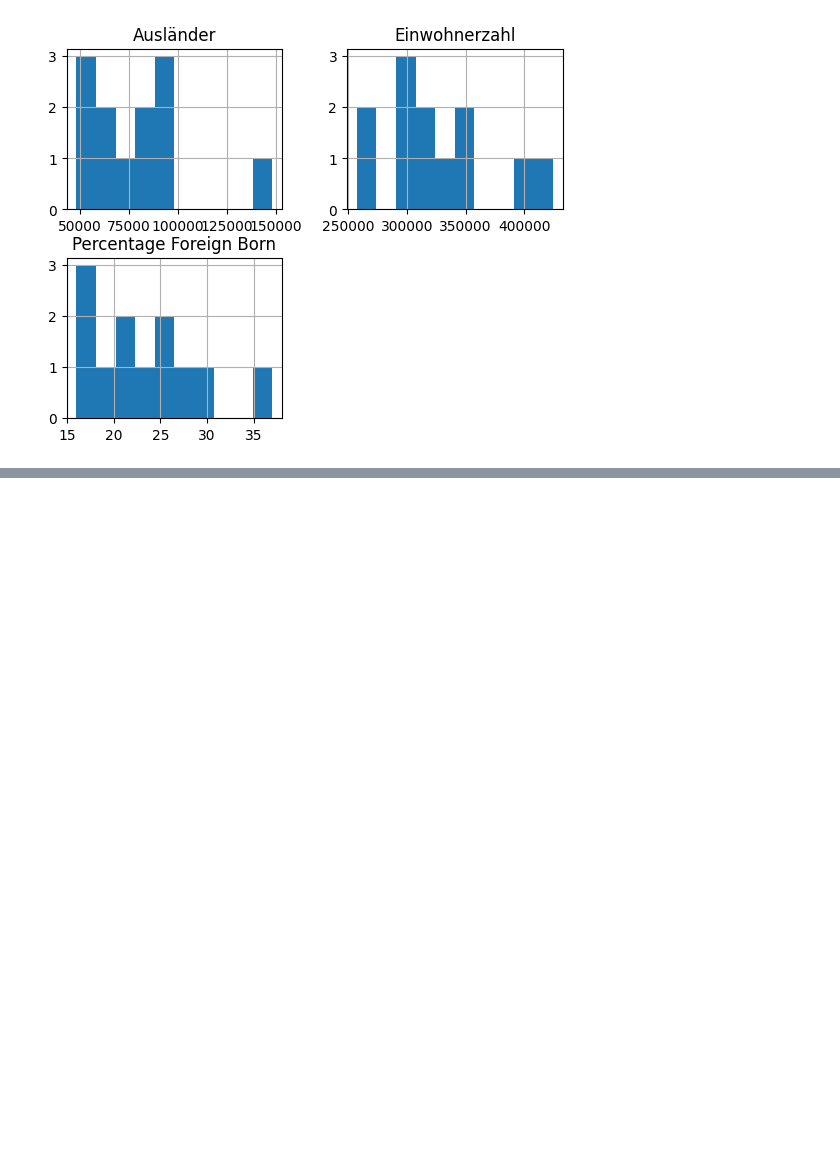
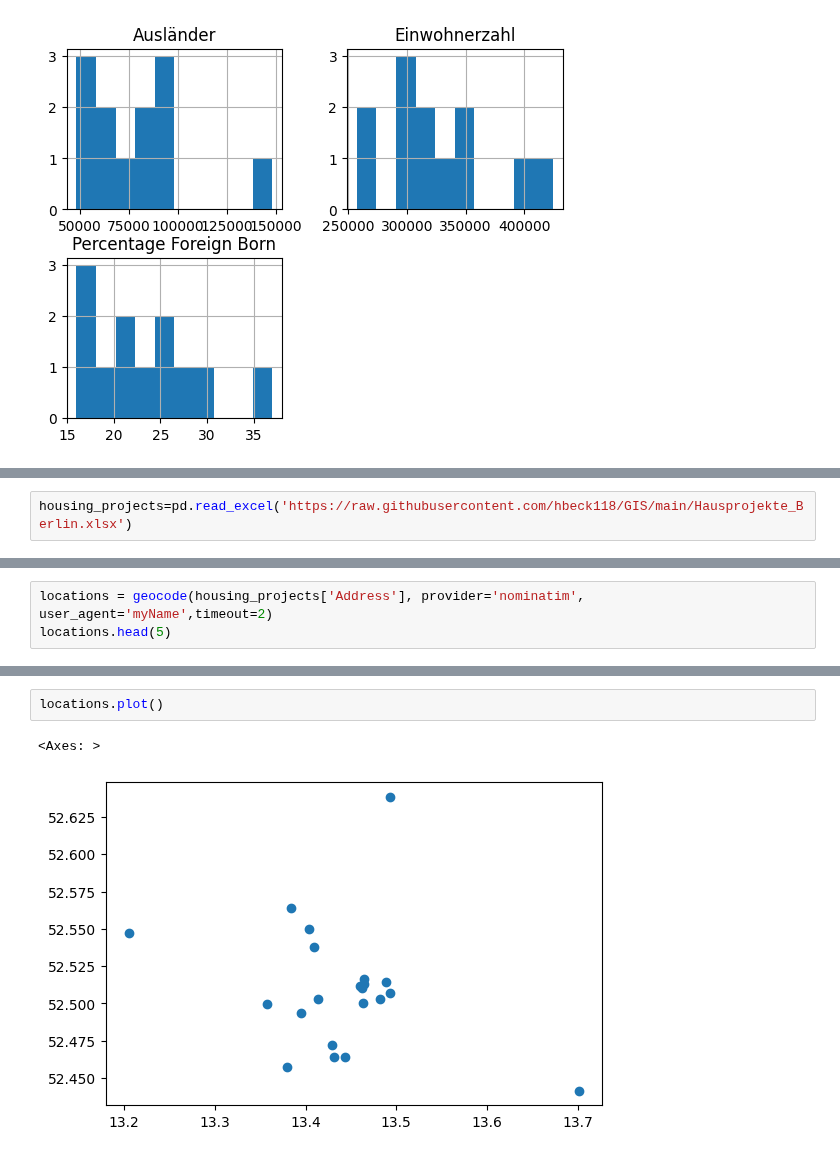
Before and after one commit to hbeck118/GIS, a Jupyter notebook: Berlin.ipynb, the cells around one changed output, grey strips where cells are left out. Saved outputs shown, nothing was run; the diff lists cells and outputs as text; blank space fills up the shorter version.

```diff
--- a/Berlin.ipynb
+++ b/Berlin.ipynb
@@ -222,0 +225,2 @@ Text(0.5, 274.24344253431104, 'https://de.statista.com/statistik/daten/studie/11
+# %%
+housing_projects=pd.read_excel('https://raw.githubusercontent.com/hbeck118/GIS/main/Hausprojekte_Berlin.xlsx')
@@ -222,0 +249,3 @@ Text(0.5, 274.24344253431104, 'https://de.statista.com/statistik/daten/studie/11
+# %%
+locations = geocode(housing_projects['Address'], provider='nominatim', user_agent='myName',timeout=2)
+locations.head(5)
@@ -222,0 +259,5 @@ Text(0.5, 274.24344253431104, 'https://de.statista.com/statistik/daten/studie/11
+# %%
+locations.plot()
+# %% [output]
+<Axes: >
+[figure, added]
```
Also changed, not shown: parts of 7 cells of this notebook.
